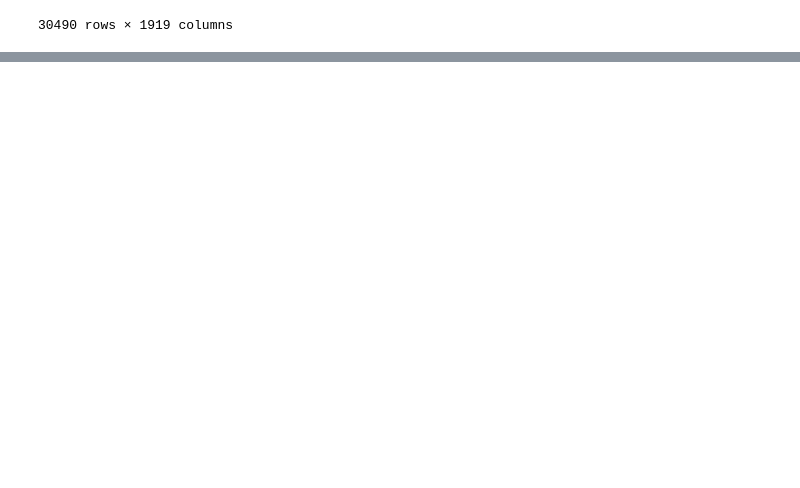
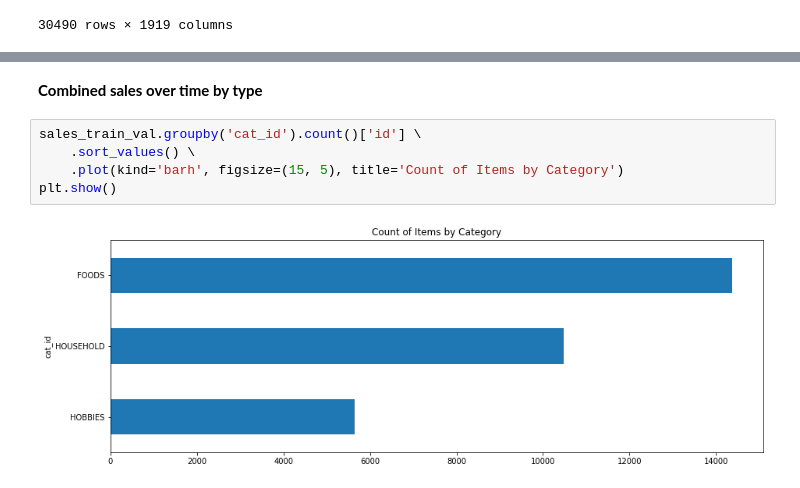
Before and after one commit to wzrd/m5-forecasting-competition, a Jupyter notebook: EDA.ipynb, the cells around one changed output, grey strips where cells are left out. Cells and saved outputs as stored; diff of their text form; blank space fills up the shorter version.

```diff
--- a/EDA.ipynb
+++ b/EDA.ipynb
@@ -94,0 +142,9 @@ sales_train_val
+# %% [markdown]
+**Combined sales over time by type**
+# %%
+sales_train_val.groupby('cat_id').count()['id'] \
+    .sort_values() \
+    .plot(kind='barh', figsize=(15, 5), title='Count of Items by Category')
+plt.show()
+# %% [output]
+[figure, added]
```
Also changed, not shown: parts of 8 cells of this notebook.
